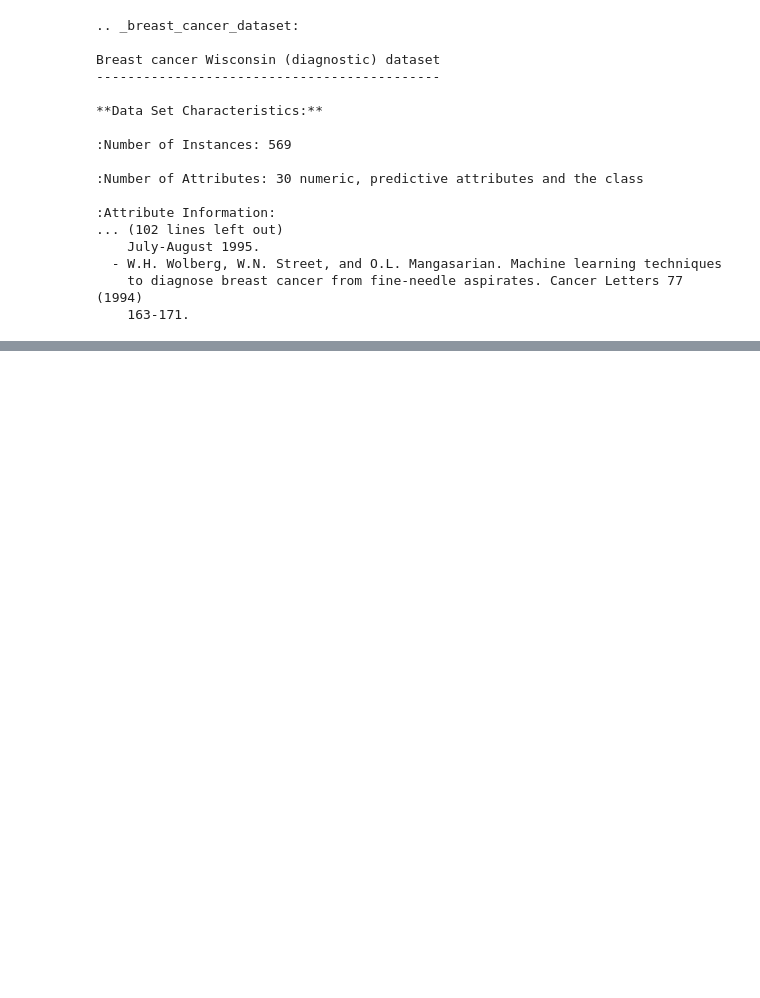
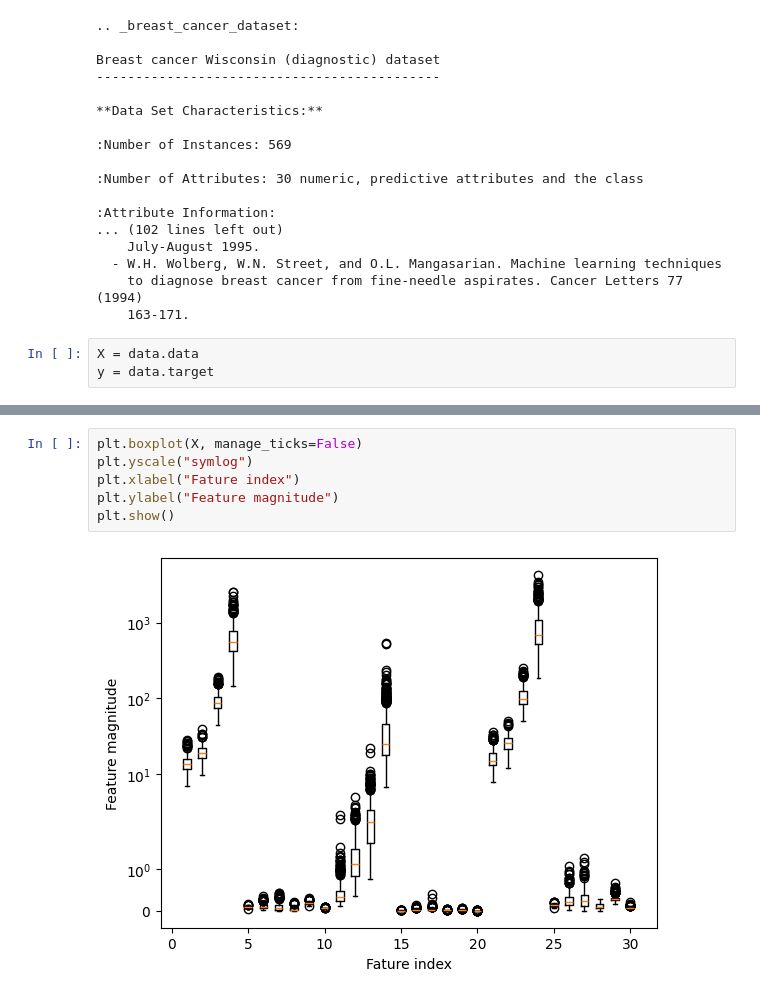
Before and after one commit to romani79/data_science_use_cases, a Jupyter notebook: WisconsinBreastCancer/01_explore_data.ipynb, the cells around one changed output, grey strips where cells are left out. Drawn from its saved outputs; the diff is of its cells as text; blank space fills up the shorter version.

```diff
--- a/WisconsinBreastCancer/01_explore_data.ipynb
+++ b/WisconsinBreastCancer/01_explore_data.ipynb
@@ -24,3 +27,6 @@ Breast cancer Wisconsin (diagnostic) dataset
   - W.H. Wolberg, W.N. Street, and O.L. Mangasarian. Machine learning techniques
     to diagnose breast cancer from fine-needle aspirates. Cancer Letters 77 (1994)
     163-171.
+# %%
+X = data.data
+y = data.target
@@ -26,0 +77,8 @@ Breast cancer Wisconsin (diagnostic) dataset
+# %%
+plt.boxplot(X, manage_ticks=False)
+plt.yscale("symlog")
+plt.xlabel("Fature index")
+plt.ylabel("Feature magnitude")
+plt.show()
+# %% [output]
+[figure, added]
```
Also changed, not shown: parts of 4 cells of this notebook, 4 other files.
